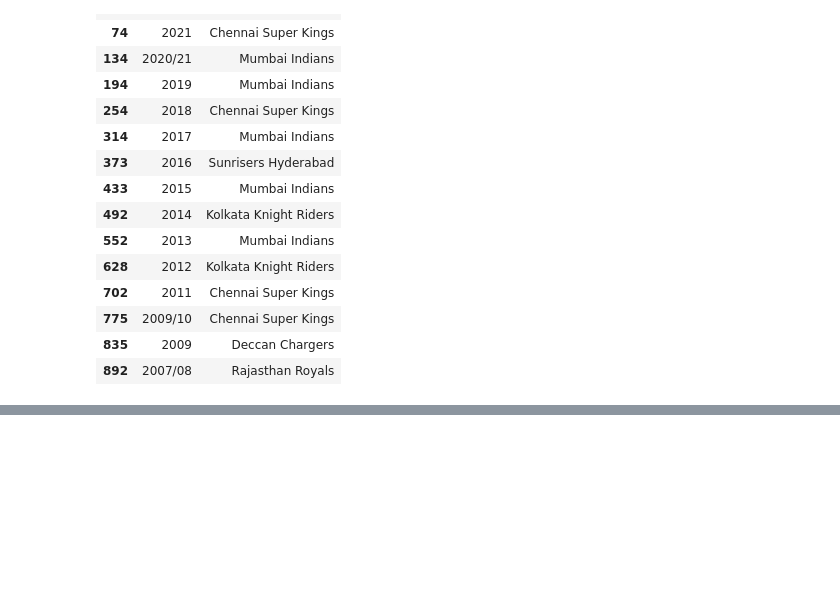
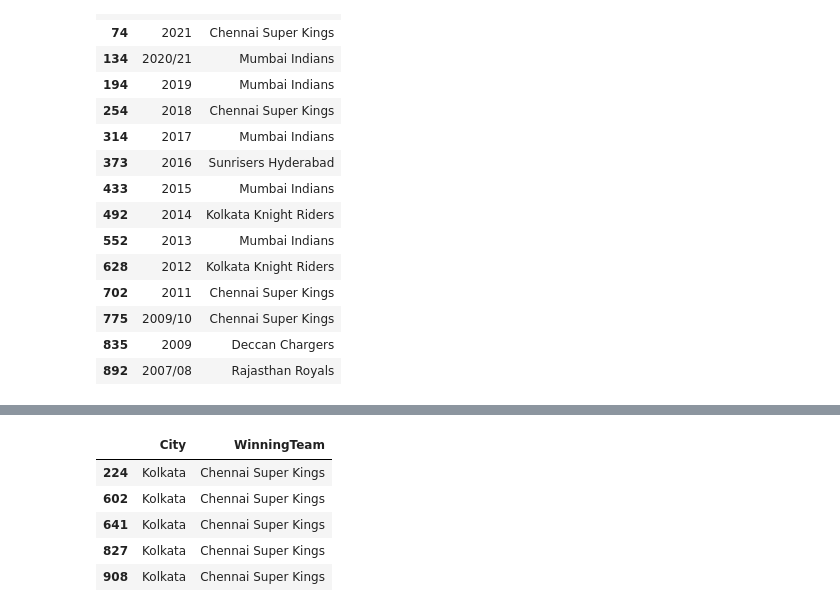
Before and after one commit to Ibad-Ullah-Khan/Pandas_Notes, a Jupyter notebook: 07_filtering_data.ipynb, the cells around one changed output, grey strips where cells are left out. Saved outputs shown, nothing was run; the diff lists cells and outputs as text; code cells hidden in the pictures; blank space fills up the shorter version.

```diff
--- a/07_filtering_data.ipynb
+++ b/07_filtering_data.ipynb
@@ -63,0 +87,14 @@ new_df[['Season','WinningTeam']]
+# %%
+# how many matches has csk won in kolkata, Chennai Super Kings, WinningTeam
+csk_won = ipl[ipl['WinningTeam'] == 'Chennai Super Kings']
+csk_won_kolkata = csk_won[csk_won['City'] == 'Kolkata']
+csk_won_kolkata[['City', 'WinningTeam']]
+
+# ipl[(ipl['City'] == 'Kolkata') & (ipl['WinningTeam'] == 'Chennai Super Kings')].shape[0]
+# %% [output]
+|  | City | WinningTeam |
+| 224 | Kolkata | Chennai Super Kings |
+| 602 | Kolkata | Chennai Super Kings |
+| 641 | Kolkata | Chennai Super Kings |
+| 827 | Kolkata | Chennai Super Kings |
+| 908 | Kolkata | Chennai Super Kings |
```
Also changed, not shown: parts of 3 cells of this notebook, 2 other files.
